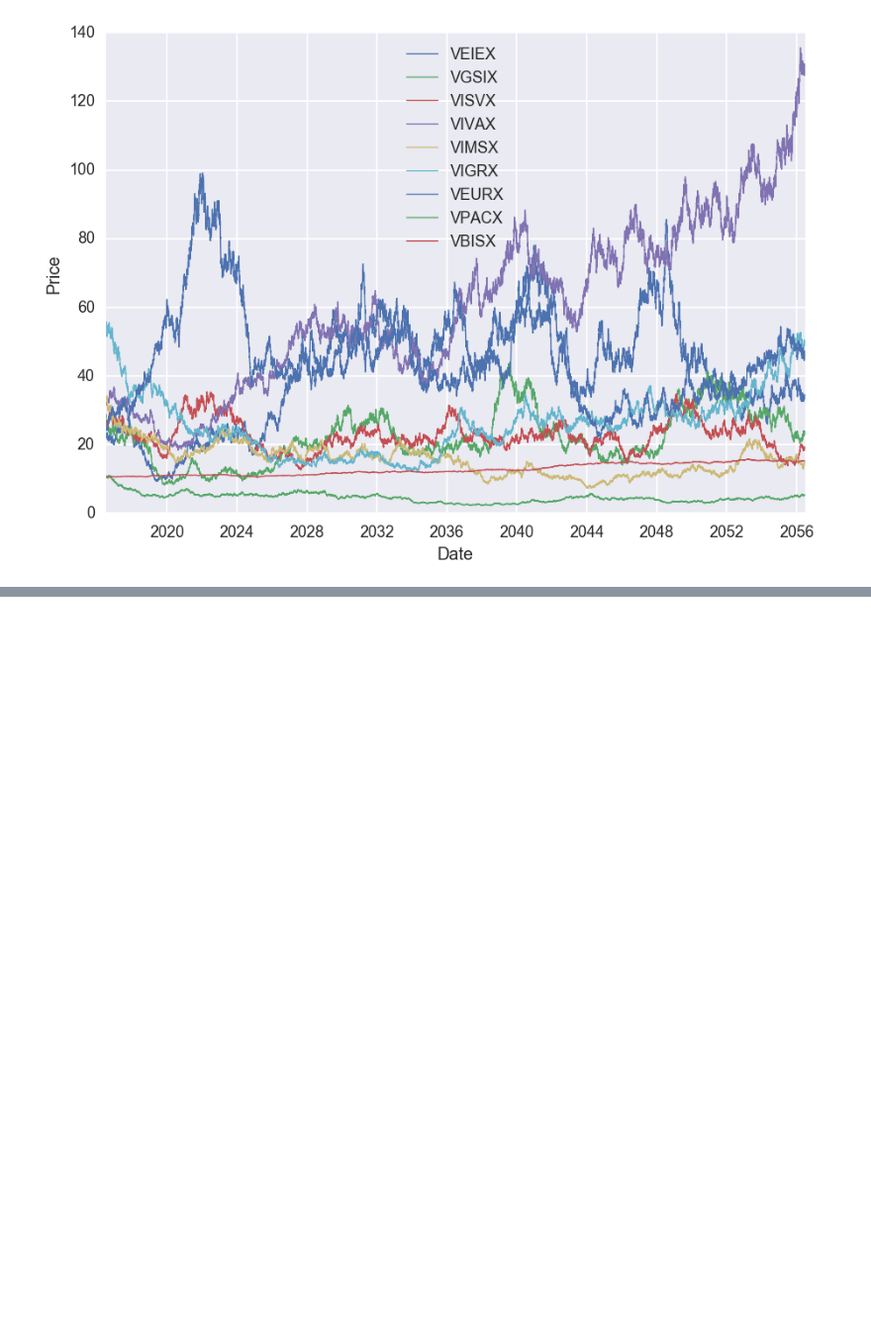
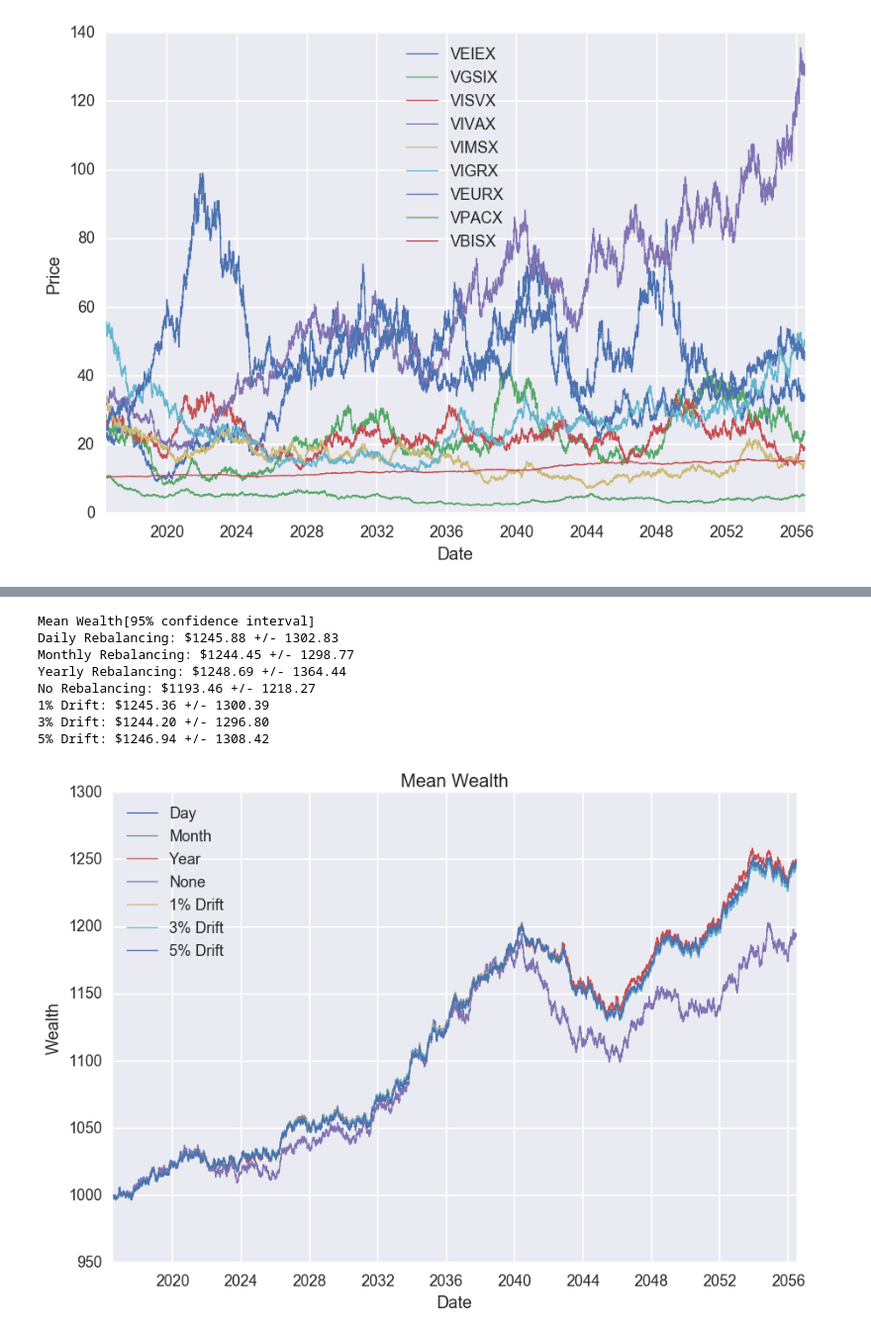
Before and after one commit to brickett/Finance, a Jupyter notebook: Rebalancing2.ipynb, the cells around one changed output, grey strips where cells are left out. Shown at 99% size. Saved outputs shown, nothing was run; the diff lists cells and outputs as text; code cells hidden in the pictures; blank space fills up the shorter version.

```diff
--- a/Rebalancing2.ipynb
+++ b/Rebalancing2.ipynb
@@ -443 +418,11 @@ Wstd
+# %%
+#finds the average of the 100 simulations for each timestep
+from scipy import stats
+Wavg = Wsim.mean(axis=0)
+Wmed = Wsim.median(axis=0)
+Wstd = Wsim.std(axis=0)
+Wstdf = Wstd.iloc[len(Wstd.index)-1]
+Wstdf = Wstdf.values
+tval = stats.norm.ppf(1-(1-0.95)/2) #calculated 2-tailed critical t value
+Wstdf = Wstdf*tval
 # %%
@@ -460 +448,21 @@ No Rebalancing: $1628.91
+# %%
+#print results: Wealth (mean)
+plt.figure(1)
+plt.plot(Wavg.index,Wavg.values)
+plt.xlabel('Date')
+plt.ylabel('Wealth')
+plt.title('Mean Wealth')
+plt.legend(['Day', 'Month', 'Year','None', '1% Drift', '3% Drift', '5% Drift'], loc = 0)
+print('Mean Wealth[95% confidence interval] \nDaily Rebalancing: ${0:.2f} +/- {7:.2f} \nMonthly Rebalancing: ${1:.2f} +/- {8:.2f} \nYearly Rebalancing: ${2:.2f} +/- {9:.2f} \nNo Rebalancing: ${3:.2f} +/- {10:.2f} \n1% Drift: ${4:.2f} +/- {11:.2f} \n3% Drift: ${5:.2f} +/- {12:.2f} \n5% Drift: ${6:.2f} +/- {13:.2f}'.
+      format(Wavg.iloc[len(Wavg.index)-1][0], Wavg.iloc[len(Wavg.index)-1][1], Wavg.iloc[len(Wavg.index)-1][2], Wavg.iloc[len(Wavg.index)-1][3], Wavg.iloc[len(Wavg.index)-1][4], Wavg.iloc[len(Wavg.index)-1][5], Wavg.iloc[len(Wavg.index)-1][6],Wstdf[0],Wstdf[1],Wstdf[2],Wstdf[3],Wstdf[4],Wstdf[5],Wstdf[6]))
+# %% [output]
+Mean Wealth[95% confidence interval]
+Daily Rebalancing: $1245.88 +/- 1302.83
+Monthly Rebalancing: $1244.45 +/- 1298.77
+Yearly Rebalancing: $1248.69 +/- 1364.44
+No Rebalancing: $1193.46 +/- 1218.27
+1% Drift: $1245.36 +/- 1300.39
+3% Drift: $1244.20 +/- 1296.80
+5% Drift: $1246.94 +/- 1308.42
+[figure, added]
 # %%
```
Also changed, not shown: parts of 11 cells of this notebook, 1 other file.
